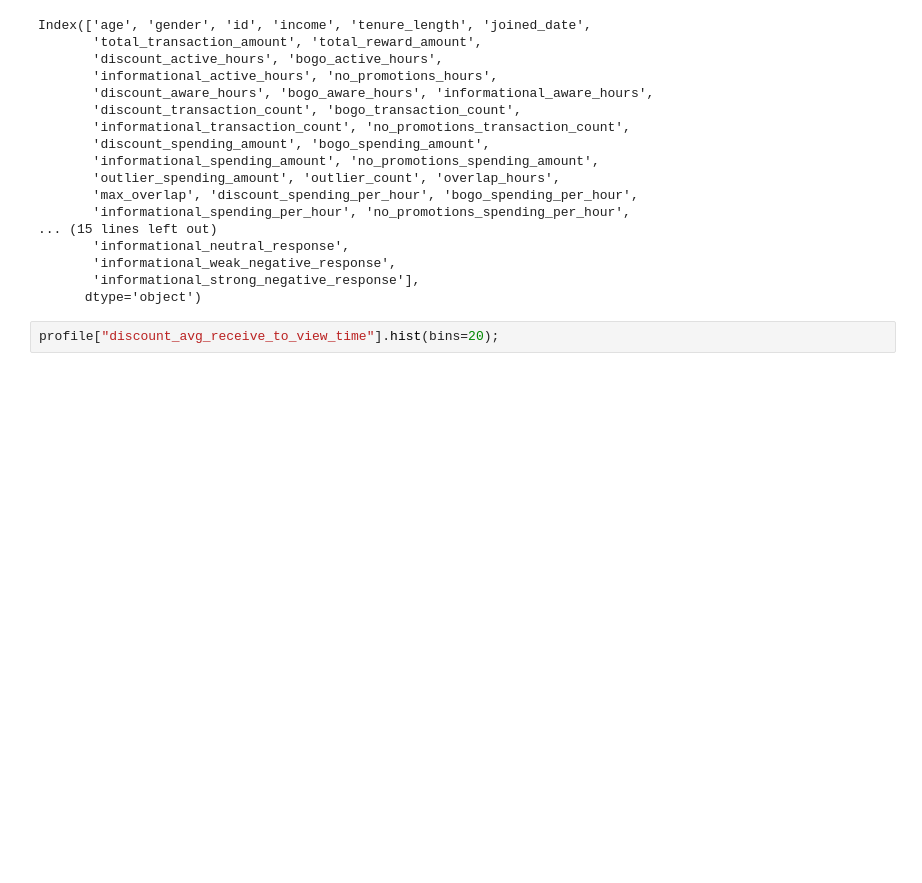
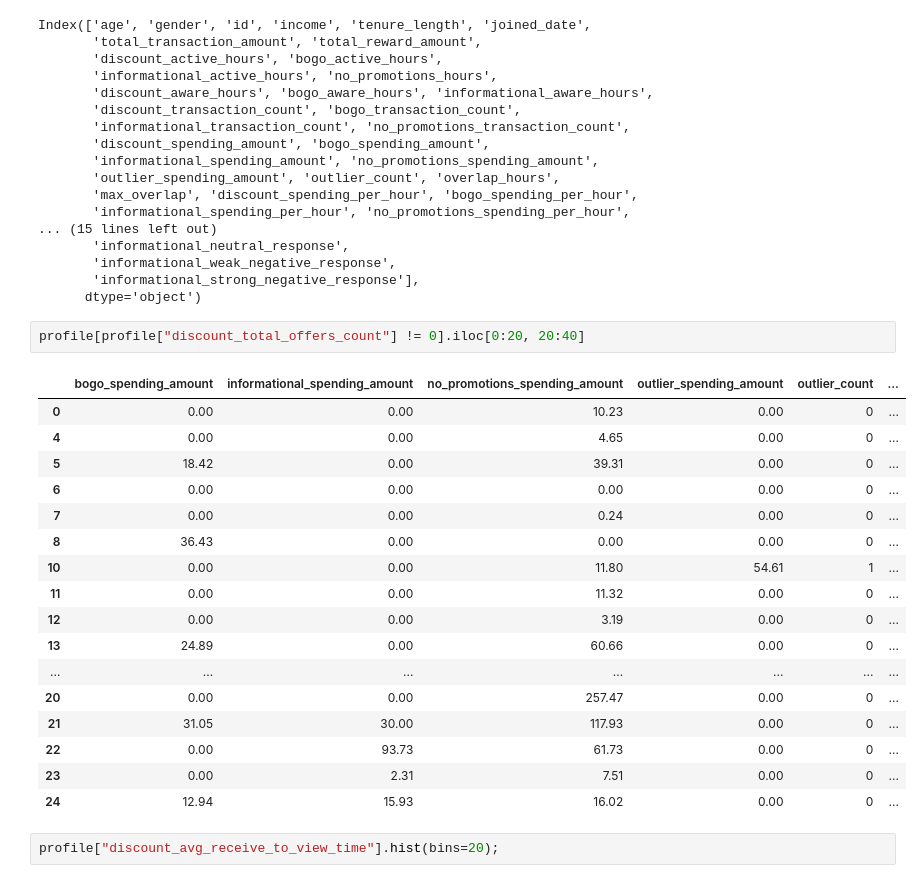
Before and after one commit to keigito/Starbucks_Customer_Analysis, a Jupyter notebook: Starbucks_Capstone_notebook.ipynb, the cells around one changed output. Saved outputs shown, nothing was run; the diff lists cells and outputs as text; blank space fills up the shorter version.

```diff
--- a/Starbucks_Capstone_notebook.ipynb
+++ b/Starbucks_Capstone_notebook.ipynb
@@ -818,6 +932,26 @@ Index(['age', 'gender', 'id', 'income', 'tenure_length', 'joined_date',
        'informational_weak_negative_response',
        'informational_strong_negative_response'],
       dtype='object')
+# %%
+profile[profile["discount_total_offers_count"] != 0].iloc[0:20, 20:40]
+# %% [output]
+|  | bogo_spending_amount | informational_spending_amount | no_promotions_spending_amount | outlier_spending_amount | outlier_count | ... |
+| 0 | 0.00 | 0.00 | 10.23 | 0.00 | 0 | ... |
+| 4 | 0.00 | 0.00 | 4.65 | 0.00 | 0 | ... |
+| 5 | 18.42 | 0.00 | 39.31 | 0.00 | 0 | ... |
+| 6 | 0.00 | 0.00 | 0.00 | 0.00 | 0 | ... |
+| 7 | 0.00 | 0.00 | 0.24 | 0.00 | 0 | ... |
+| 8 | 36.43 | 0.00 | 0.00 | 0.00 | 0 | ... |
+| 10 | 0.00 | 0.00 | 11.80 | 54.61 | 1 | ... |
+| 11 | 0.00 | 0.00 | 11.32 | 0.00 | 0 | ... |
+| 12 | 0.00 | 0.00 | 3.19 | 0.00 | 0 | ... |
+| 13 | 24.89 | 0.00 | 60.66 | 0.00 | 0 | ... |
+| ... | ... | ... | ... | ... | ... | ... |
+| 20 | 0.00 | 0.00 | 257.47 | 0.00 | 0 | ... |
+| 21 | 31.05 | 30.00 | 117.93 | 0.00 | 0 | ... |
+| 22 | 0.00 | 93.73 | 61.73 | 0.00 | 0 | ... |
+| 23 | 0.00 | 2.31 | 7.51 | 0.00 | 0 | ... |
+| 24 | 12.94 | 15.93 | 16.02 | 0.00 | 0 | ... |
 # %%
 profile["discount_avg_receive_to_view_time"].hist(bins=20);
 # %% [output]
```
Also changed, not shown: parts of 30 cells of this notebook.
